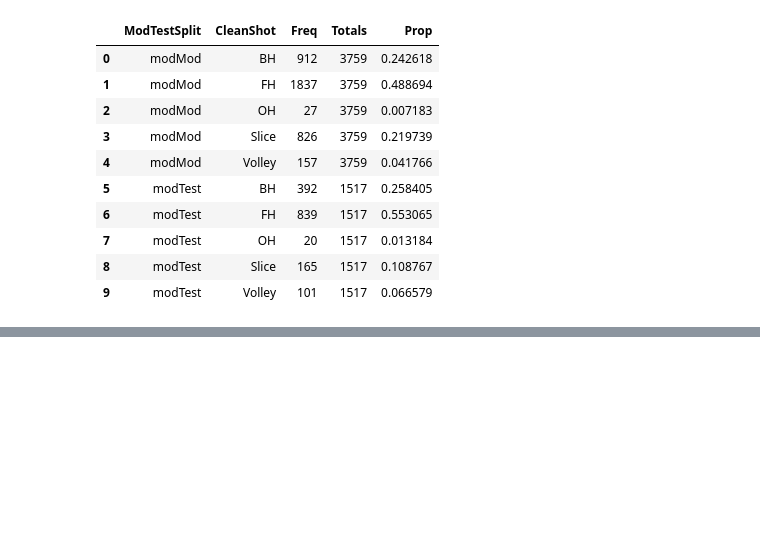
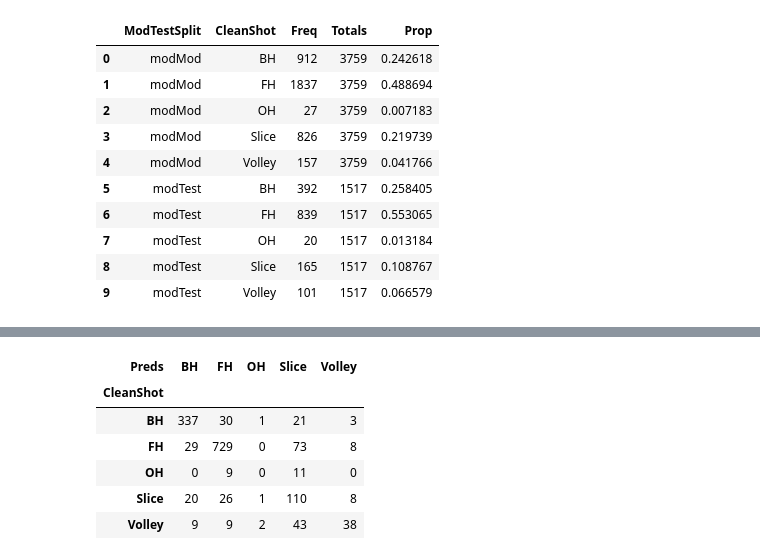
Before and after one commit to jamesoliver1981/DemoTennis, a Jupyter notebook: Building_Predictions/Building_Highly_Accurate_Shot_Predictions_in_Tennis.ipynb, the cells around one changed output, grey strips where cells are left out. Cells and saved outputs as stored; diff of their text form; code cells hidden in the pictures; blank space fills up the shorter version.

```diff
--- a/Building_Predictions/Building_Highly_Accurate_Shot_Predictions_in_Tennis.ipynb
+++ b/Building_Predictions/Building_Highly_Accurate_Shot_Predictions_in_Tennis.ipynb
@@ -158,0 +621,10 @@ Index(['Key', 'TimeTrueStrike', 'Slice_Res_prob', 'Slice_Res_pred',
+# %%
+pd.crosstab(res_20_40_2.CleanShot, res_20_40_2.Preds)
+# %% [output]
+| Preds | BH | FH | OH | Slice | Volley |
+| CleanShot |  |  |  |  |  |
+| BH | 337 | 30 | 1 | 21 | 3 |
+| FH | 29 | 729 | 0 | 73 | 8 |
+| OH | 0 | 9 | 0 | 11 | 0 |
+| Slice | 20 | 26 | 1 | 110 | 8 |
+| Volley | 9 | 9 | 2 | 43 | 38 |
```
Also changed, not shown: parts of 31 cells of this notebook.
